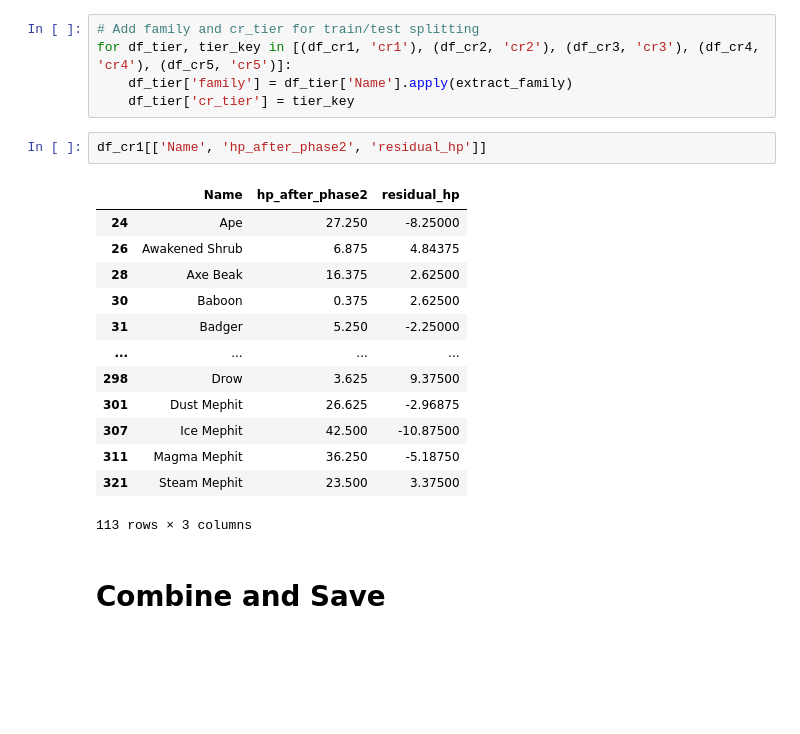
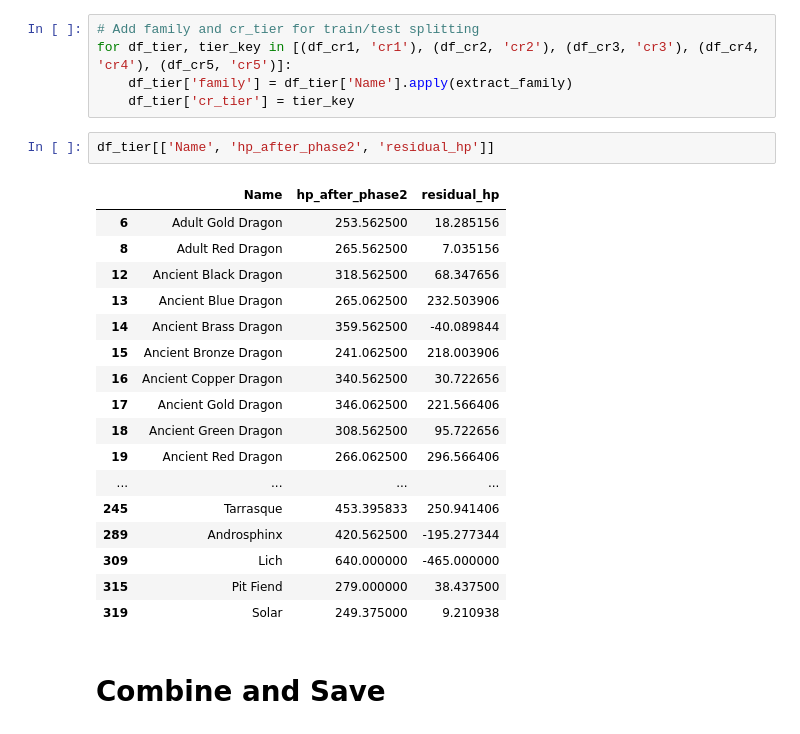
Before and after one commit to conorbarryhoke/matrix_v0, a Jupyter notebook: notebooks/1_feature_engineering.ipynb, the cells around one changed output. Cells and saved outputs as stored; diff of their text form; blank space fills up the shorter version.

```diff
--- a/notebooks/1_feature_engineering.ipynb
+++ b/notebooks/1_feature_engineering.ipynb
@@ -946,21 +971,25 @@ for df_tier, tier_key in [(df_cr1, 'cr1'), (df_cr2, 'cr2'), (df_cr3, 'cr3'), (df
     df_tier['family'] = df_tier['Name'].apply(extract_family)
     df_tier['cr_tier'] = tier_key
 # %%
-df_cr1[['Name', 'hp_after_phase2', 'residual_hp']]
+df_tier[['Name', 'hp_after_phase2', 'residual_hp']]
 # %% [output]
 |  | Name | hp_after_phase2 | residual_hp |
-| 24 | Ape | 27.250 | -8.25000 |
-| 26 | Awakened Shrub | 6.875 | 4.84375 |
-| 28 | Axe Beak | 16.375 | 2.62500 |
-| 30 | Baboon | 0.375 | 2.62500 |
-| 31 | Badger | 5.250 | -2.25000 |
+| 6 | Adult Gold Dragon | 253.562500 | 18.285156 |
+| 8 | Adult Red Dragon | 265.562500 | 7.035156 |
+| 12 | Ancient Black Dragon | 318.562500 | 68.347656 |
+| 13 | Ancient Blue Dragon | 265.062500 | 232.503906 |
+| 14 | Ancient Brass Dragon | 359.562500 | -40.089844 |
+| 15 | Ancient Bronze Dragon | 241.062500 | 218.003906 |
+| 16 | Ancient Copper Dragon | 340.562500 | 30.722656 |
+| 17 | Ancient Gold Dragon | 346.062500 | 221.566406 |
+| 18 | Ancient Green Dragon | 308.562500 | 95.722656 |
+| 19 | Ancient Red Dragon | 266.062500 | 296.566406 |
 | ... | ... | ... | ... |
-| 298 | Drow | 3.625 | 9.37500 |
-| 301 | Dust Mephit | 26.625 | -2.96875 |
-| 307 | Ice Mephit | 42.500 | -10.87500 |
-| 311 | Magma Mephit | 36.250 | -5.18750 |
-| 321 | Steam Mephit | 23.500 | 3.37500 |
+| 245 | Tarrasque | 453.395833 | 250.941406 |
+| 289 | Androsphinx | 420.562500 | -195.277344 |
+| 309 | Lich | 640.000000 | -465.000000 |
+| 315 | Pit Fiend | 279.000000 | 38.437500 |
+| 319 | Solar | 249.375000 | 9.210938 |
-113 rows × 3 columns
 # %% [markdown]
 # Combine and Save
 # %%
```
Also changed, not shown: parts of 8 cells of this notebook, 5 other files.
